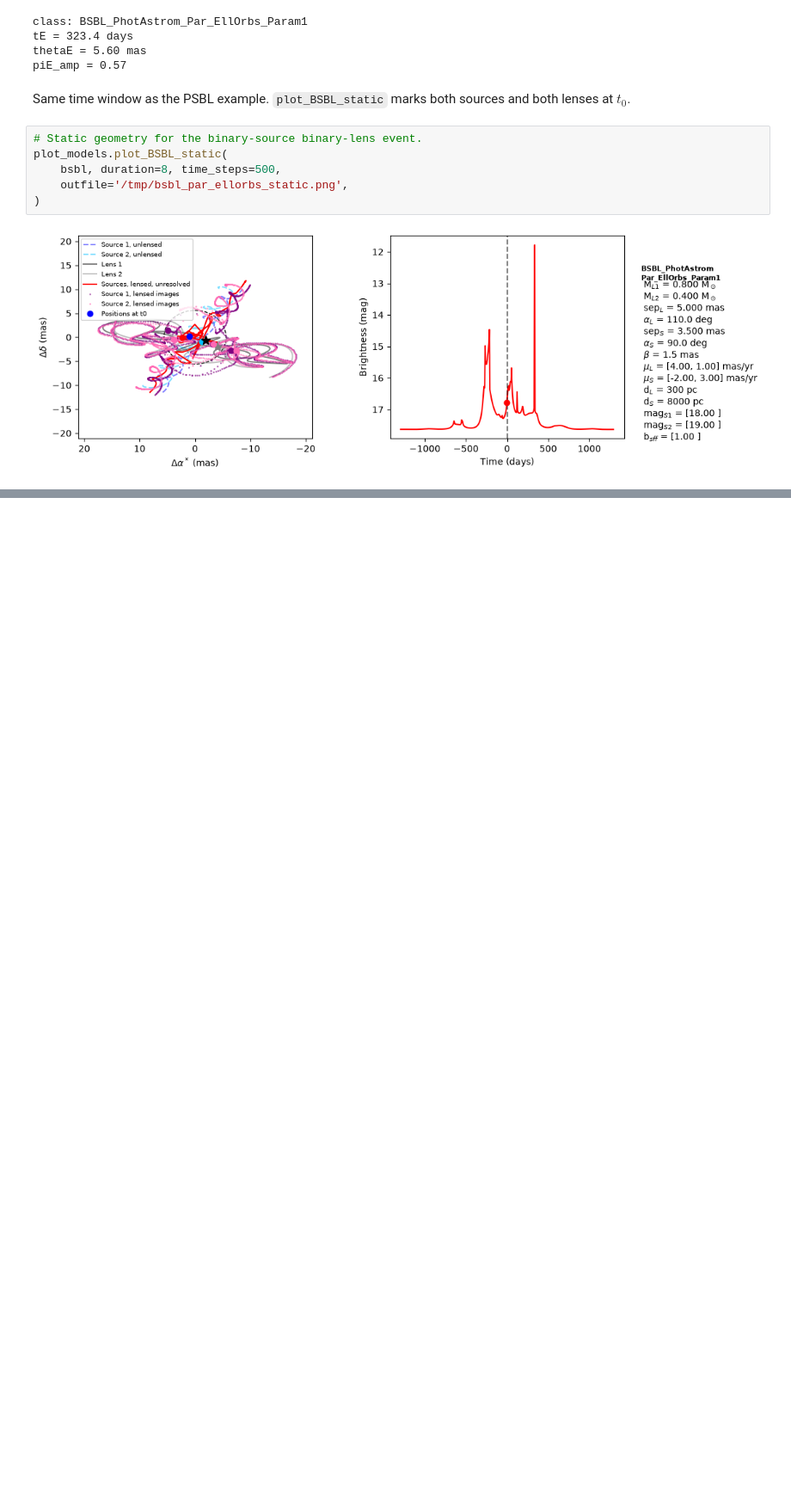
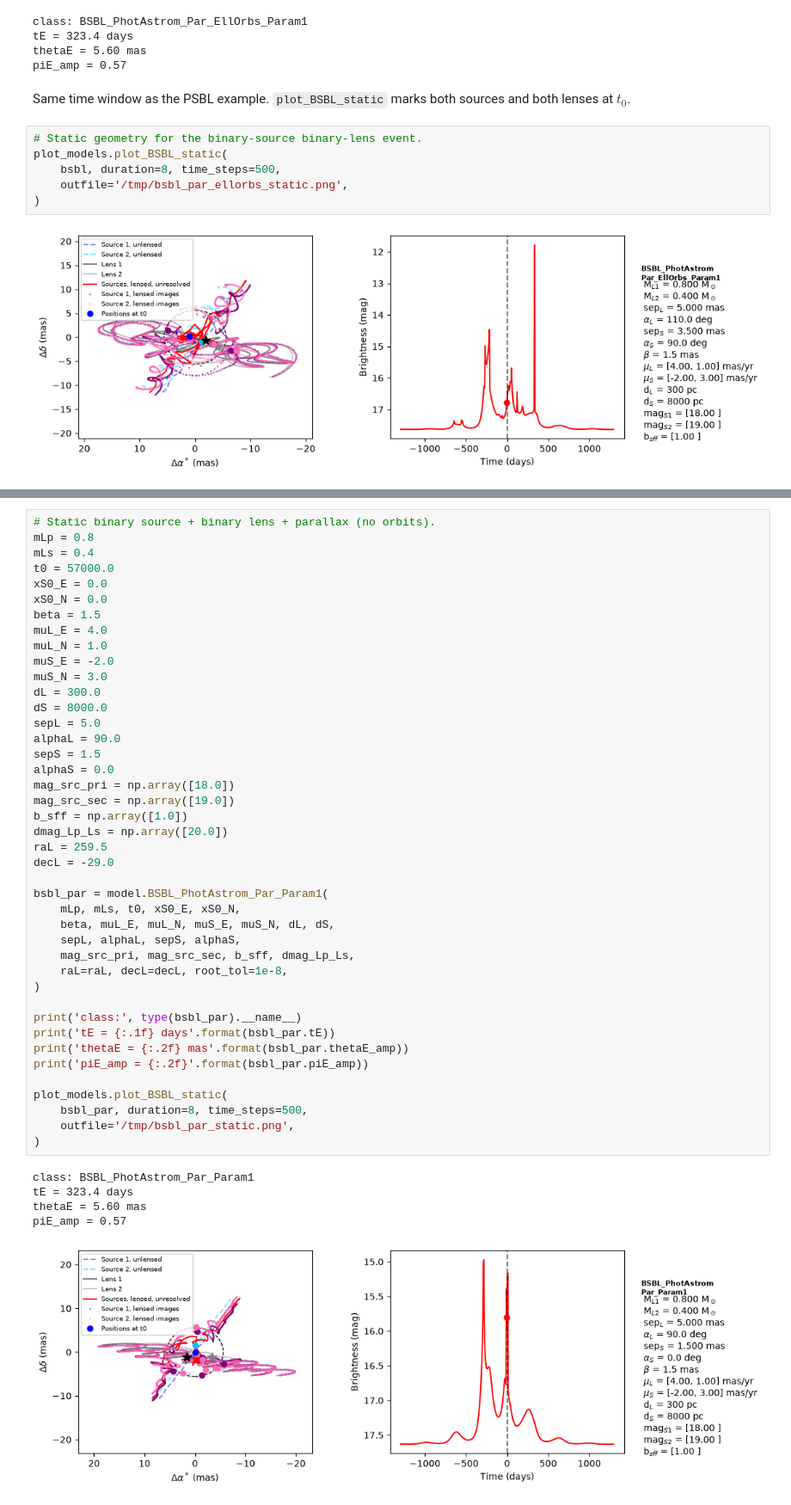
Before and after one commit to MovingUniverseLab/BAGLE_Microlensing, a Jupyter notebook: docs/notebooks/example_plot_PSBL_BSBL.ipynb, the cells around one changed output, grey strips where cells are left out. Shown at 86% size. Drawn from its saved outputs; the diff is of its cells as text; blank space fills up the shorter version.

```diff
--- a/docs/notebooks/example_plot_PSBL_BSBL.ipynb
+++ b/docs/notebooks/example_plot_PSBL_BSBL.ipynb
@@ -196,0 +360,48 @@ plot_models.plot_BSBL_static(
+# %%
+# Static binary source + binary lens + parallax (no orbits).
+mLp = 0.8
+mLs = 0.4
+t0 = 57000.0
+xS0_E = 0.0
+xS0_N = 0.0
+beta = 1.5
+muL_E = 4.0
+muL_N = 1.0
+muS_E = -2.0
+muS_N = 3.0
+dL = 300.0
+dS = 8000.0
+sepL = 5.0
+alphaL = 90.0
+sepS = 1.5
+alphaS = 0.0
+mag_src_pri = np.array([18.0])
+mag_src_sec = np.array([19.0])
+b_sff = np.array([1.0])
+dmag_Lp_Ls = np.array([20.0])
+raL = 259.5
+decL = -29.0
+
+bsbl_par = model.BSBL_PhotAstrom_Par_Param1(
+    mLp, mLs, t0, xS0_E, xS0_N,
+    beta, muL_E, muL_N, muS_E, muS_N, dL, dS,
+    sepL, alphaL, sepS, alphaS,
+    mag_src_pri, mag_src_sec, b_sff, dmag_Lp_Ls,
+    raL=raL, decL=decL, root_tol=1e-8,
+)
+
+print('class:', type(bsbl_par).__name__)
+print('tE = {:.1f} days'.format(bsbl_par.tE))
+print('thetaE = {:.2f} mas'.format(bsbl_par.thetaE_amp))
+print('piE_amp = {:.2f}'.format(bsbl_par.piE_amp))
+
+plot_models.plot_BSBL_static(
+    bsbl_par, duration=8, time_steps=500,
+    outfile='/tmp/bsbl_par_static.png',
+)
+# %% [output]
+class: BSBL_PhotAstrom_Par_Param1
+tE = 323.4 days
+thetaE = 5.60 mas
+piE_amp = 0.57
+[figure, added]
```
Also changed, not shown: parts of 7 cells of this notebook, 7 other files.
